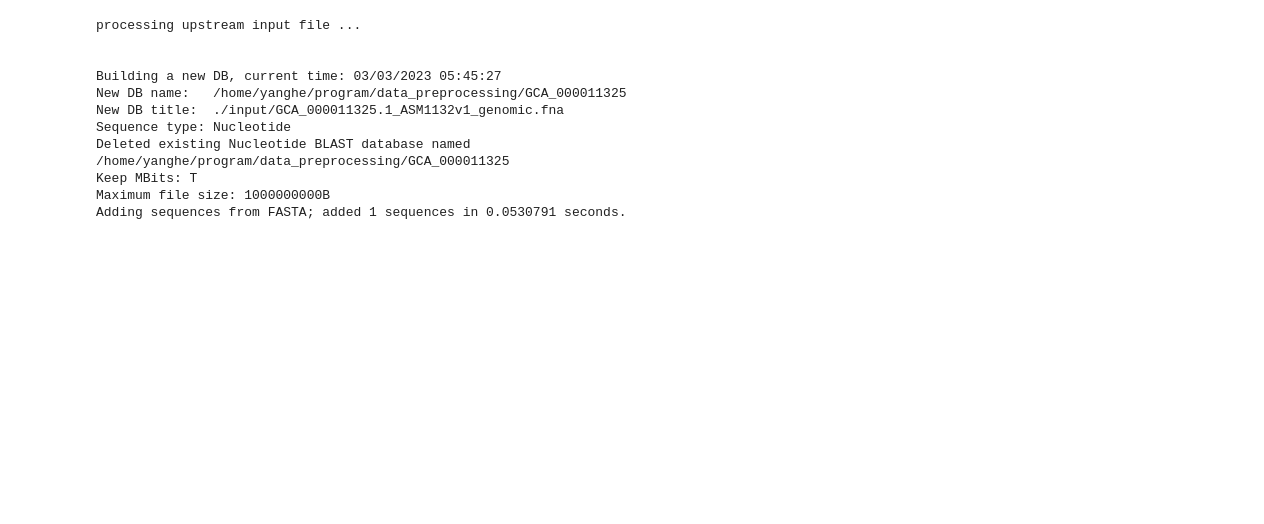
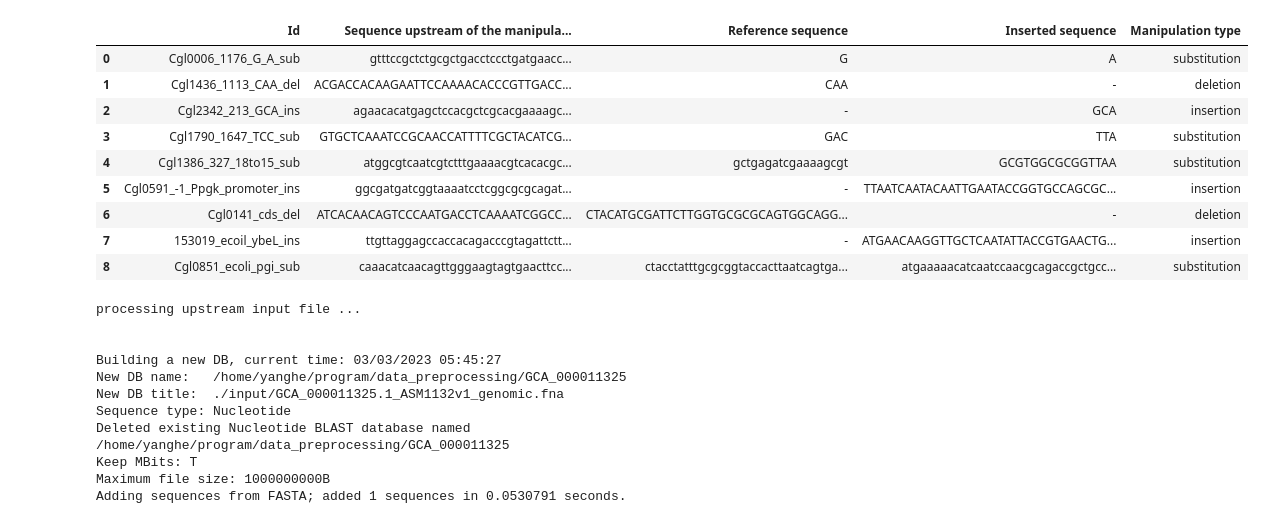
Before and after one commit to editSeqDesign/data_preprocessing, a Jupyter notebook: Untitled.ipynb, the cells around one changed output. Cells and saved outputs as stored; diff of their text form; code cells hidden in the pictures; blank space fills up the shorter version.

```diff
--- a/Untitled.ipynb
+++ b/Untitled.ipynb
@@ -258,6 +258,19 @@ def dict_to_df(dict_input_seq):
 input_file_path='./input/editor_info.csv'
 genome_path='./input/GCA_000011325.1_ASM1132v1_genomic.fna'
 convert_input_file_chopchopInput_workdir ="./output/"
+# %%
+pd.read_csv(input_file_path)
+# %% [output]
+|  | Id | Sequence upstream of the manipula... | Reference sequence | Inserted sequence | Manipulation type |
+| 0 | Cgl0006_1176_G_A_sub | gtttccgctctgcgctgacctccctgatgaacc... | G | A | substitution |
+| 1 | Cgl1436_1113_CAA_del | ACGACCACAAGAATTCCAAAACACCCGTTGACC... | CAA | - | deletion |
+| 2 | Cgl2342_213_GCA_ins | agaacacatgagctccacgctcgcacgaaaagc... | - | GCA | insertion |
+| 3 | Cgl1790_1647_TCC_sub | GTGCTCAAATCCGCAACCATTTTCGCTACATCG... | GAC | TTA | substitution |
+| 4 | Cgl1386_327_18to15_sub | atggcgtcaatcgtctttgaaaacgtcacacgc... | gctgagatcgaaaagcgt | GCGTGGCGCGGTTAA | substitution |
+| 5 | Cgl0591_-1_Ppgk_promoter_ins | ggcgatgatcggtaaaatcctcggcgcgcagat... | - | TTAATCAATACAATTGAATACCGGTGCCAGCGC... | insertion |
+| 6 | Cgl0141_cds_del | ATCACAACAGTCCCAATGACCTCAAAATCGGCC... | CTACATGCGATTCTTGGTGCGCGCAGTGGCAGG... | - | deletion |
+| 7 | 153019_ecoil_ybeL_ins | ttgttaggagccaccacagacccgtagattctt... | - | ATGAACAAGGTTGCTCAATATTACCGTGAACTG... | insertion |
+| 8 | Cgl0851_ecoli_pgi_sub | caaacatcaacagttgggaagtagtgaacttcc... | ctacctatttgcgcggtaccacttaatcagtga... | atgaaaaacatcaatccaacgcagaccgctgcc... | substitution |
 # %%
 dict_input_seq = input_to_primer_template(input_file_path,genome_path,convert_input_file_chopchopInput_workdir)
 info_input_df = dict_to_df(dict_input_seq)
```
Also changed, not shown: parts of 1 cell of this notebook, 7 other files.
